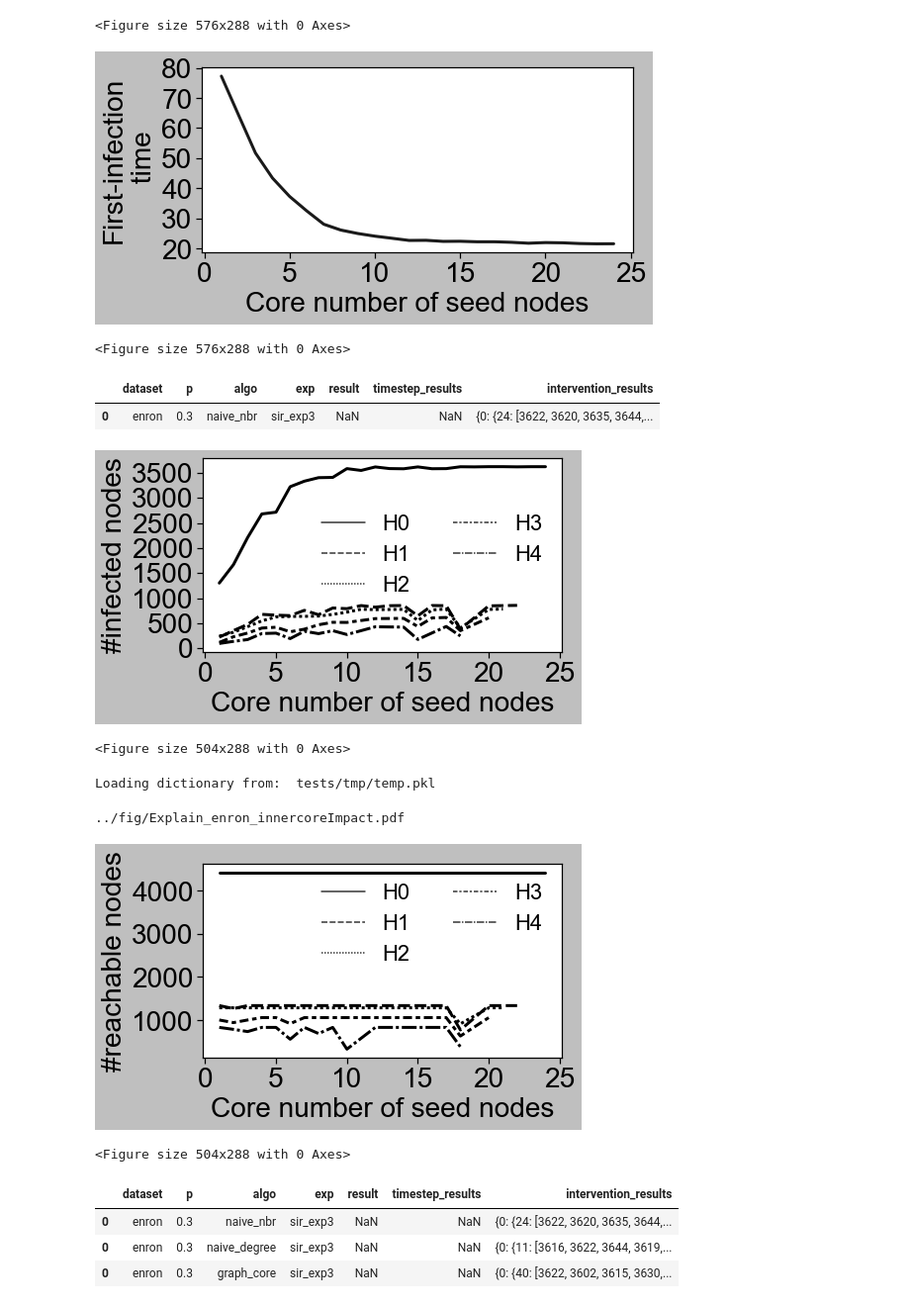
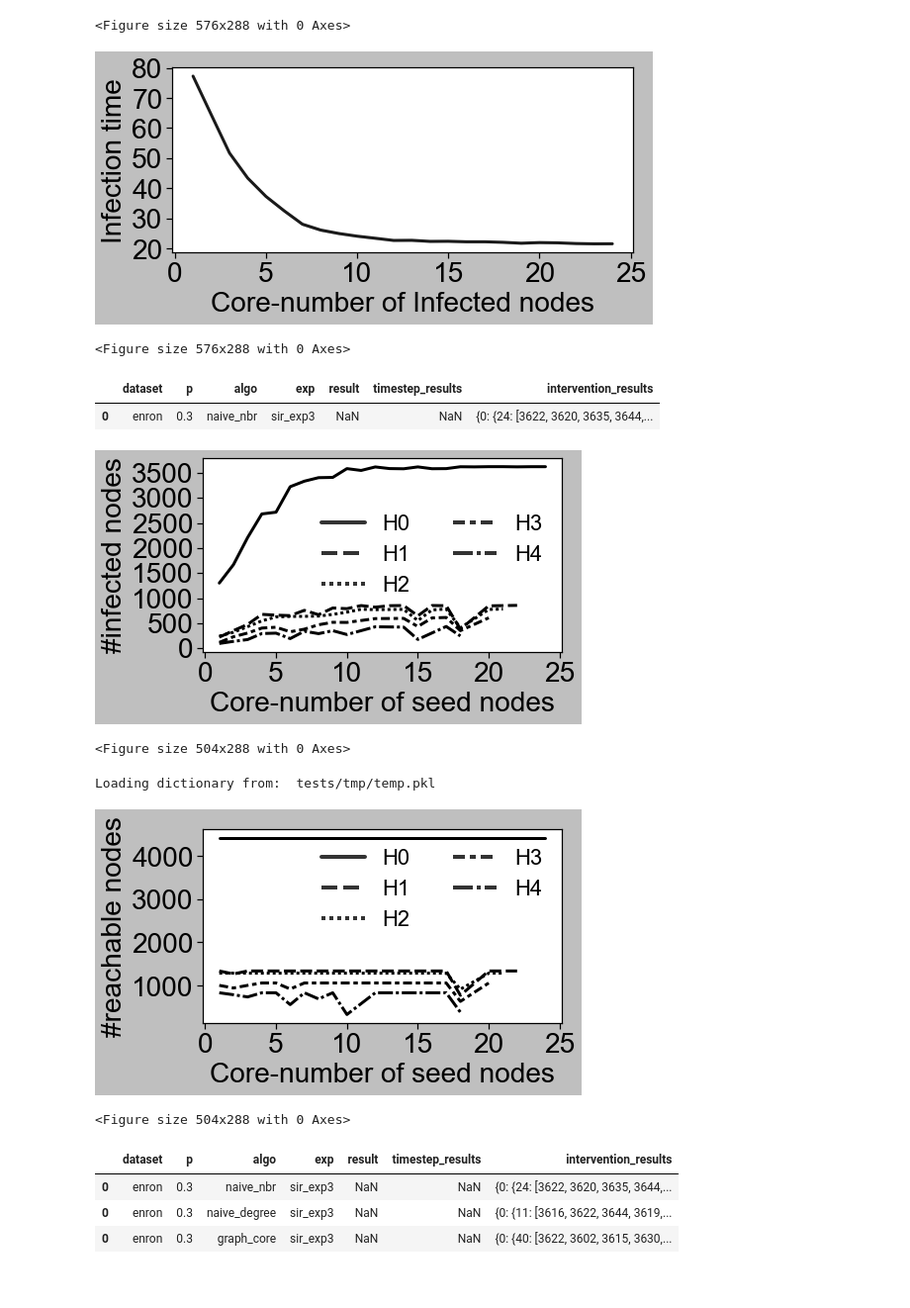
Before and after one commit to toggled/vldbsubmission, a Jupyter notebook: python_src/propagationPlots.ipynb, the cells around one changed output. Shown at 99% size. Cells and saved outputs as stored; diff of their text form; code cells hidden in the pictures.

Commit message:
plots

```diff
--- a/python_src/propagationPlots.ipynb
+++ b/python_src/propagationPlots.ipynb
@@ -63,7 +63,7 @@ for key in datasets:
     #                 data=meandf, color='k', linewidth = lw)
     sns.lineplot(x = 'core number', y = 'infected', hue='algo', label = None, data=meandf, color='k', linewidth = lw)
 
-    plt.xlabel('Core number of seed nodes', fontsize=fontsize)
+    plt.xlabel('Core-number of seed nodes', fontsize=fontsize)
     plt.ylabel("#Infected nodes", fontsize=fontsize)
     plt.xticks(fontsize=fontsize)
     # plt.xticks()
@@ -106,36 +106,36 @@ for key in df2.dataset.unique():
     assert item.shape[0] == 1
     if item['dataset'].values[0] in ignore_datasets:
         continue
 
 
 
     result = literal_eval(item['timestep_results'].iloc[0])
     result = [(k, v) for k in result for v in result[k]]
     result_df = pd.DataFrame(result, columns = ['core number', 'timestep of infection'])
 
 
     sns.lineplot(x = 'core number', y = 'timestep of infection',  data=result_df, color = 'k', linewidth = lw)
-    plt.xlabel('Core number of seed nodes', fontsize=fontsize)
-    plt.ylabel("First-infection\n time", fontsize=fontsize)
+    plt.xlabel('Core-number of Infected nodes', fontsize=fontsize)
+    plt.ylabel("Infection time", fontsize=fontsize)
     plt.xticks(fontsize=fontsize)
     # plt.xticks()
     plt.yticks(fontsize=fontsize)
     ax.yaxis.set_major_locator(MaxNLocator(5))
     # ax.xaxis.set_major_locator(MaxNLocator(5))
     # plt.title(goodname_algo[key[0]], fontsize=fontsize)
     plt.tight_layout()
     #  Add redline on the MAX_ITERATION
     filename = key
     if(save):
         plt.savefig("../fig/" + filename + "_firstinf.pdf")
         plt.show()
     else:
         print("../fig/" + filename + "_firstinf.pdf")
         plt.show()
         # break
     plt.clf()
 # %% [output]
-[figure, old version]
+[figure, new version]
 <Figure size 576x288 with 0 Axes>
 # %%
 df_nbr = pd.read_csv("../output/propagation_result_recursive_delinner_enron_naive_nbr3.csv", header=None)
@@ -156,7 +156,7 @@ import os
 sns.set(rc={'figure.figsize':(7,4)})
 sns.set_style("ticks")
 plt.style.use('grayscale')
-save = False
+save = True
 
 # plt.rcParams["font.family"] = "serif"
 # plt.rcParams['text.usetex'] = True
@@ -202,8 +202,10 @@ for key in df2.dataset.unique():
 
 
     result_df = pd.DataFrame()
-    result_tuple = [('H'+str(hypergraph_id), k, v) for hypergraph_id in sorted(list(result.keys()))[:topk] for k in result[hypergraph_id] for v in result[hypergraph_id][k]]
-    result_df = result_df.append(pd.DataFrame(result_tuple, columns = ['hypergraph', 'core number', 'infected']), ignore_index=False)
+    result_tuple = [('H'+str(hypergraph_id), k, v) for hypergraph_id in sorted(list(result.keys()))[:topk] \
+                    for k in result[hypergraph_id] for v in result[hypergraph_id][k]]
+    result_df = result_df.append(pd.DataFrame(result_tuple, columns = ['hypergraph', 'core number', 'infected']), \
+                                 ignore_index=False)
     # print(result_df['edge id'].unique())
     # result_df['intervention'] = result_df.apply(lambda x: 'applied' if x['edge id'] != 'nill' else 'not applied', axis=1)
 
@@ -212,17 +214,18 @@ for key in df2.dataset.unique():
     # print(meandf.head(n = 10))
     # print(meandf)
     sns.lineplot(x = 'core number', y = 'infected', lw= lw, style = 'hypergraph',  data=meandf)
-    # sns.lineplot(x = 'core number', y = 'infected', hue = 'hypergraph id', palette='colorblind', ci='sd', err_style='bars', data=result_df)
-    # sns.lineplot(x = 'core number', y = 'infected', hue = 'hypergraph id', palette='colorblind',  data=result_df)
 
-    plt.xlabel('Core number of seed nodes', fontsize=fontsize)
+    plt.xlabel('Core-number of seed nodes', fontsize=fontsize)
     plt.ylabel("#infected nodes", fontsize=fontsize)
     # plt.yscale("log")
     plt.xticks(fontsize=fontsize)
     plt.yticks(fontsize=fontsize)
     # plt.title(goodname_algo[key[2]], fontsize=fontsize)
-    plt.legend(loc='best', fontsize=fontsize-6, ncol=2, frameon=False)
-    # plt.legend(loc='best', fontsize=fontsize-6)
+    leg = plt.legend(loc='best', fontsize=fontsize-6, ncol=2, frameon=False)
+
+    for legobj in leg.legendHandles:
+        legobj.set_linewidth(4.0)
+
     plt.tight_layout()
     filename = key
     if(save):
@@ -234,7 +237,7 @@ for key in df2.dataset.unique():
         # break
     plt.clf()
 # %% [output]
-[figure, old version]
+[figure, new version]
 <Figure size 504x288 with 0 Axes>
 # %%
 from hgDecompose.utils import load_dict
@@ -249,7 +252,7 @@ sns.set_style("ticks")
 plt.style.use('grayscale')
 
 lw = 3
-save = False
+save = True
 output_folder = '../fig/'
 
 int_dict = {'core number': [], 'Avg. conn. component size':[], 'hypergraph id': []}
@@ -279,10 +282,12 @@ result_df = pd.DataFrame.from_dict(int_dict)
 sns.lineplot(x = 'core number', y = 'Avg. conn. component size', lw=lw, style = 'hypergraph id',  data=result_df)
 # plt.yscale('log')
 plt.ylabel('#reachable nodes', fontsize=fontsize)
-plt.xlabel('Core number of seed nodes', fontsize=fontsize)
+plt.xlabel('Core-number of seed nodes', fontsize=fontsize)
 plt.xticks(fontsize=fontsize)
 plt.yticks(fontsize=fontsize)
-plt.legend(loc='best', fontsize=fontsize-6, ncol=2, frameon=False)
+leg = plt.legend(loc='best', fontsize=fontsize-6, ncol=2, frameon=False)
+for legobj in leg.legendHandles:
+        legobj.set_linewidth(4.0)
 plt.tight_layout()
 filename = 'Explain_enron'
 if(save):
@@ -294,9 +299,8 @@ else:
     # break
 plt.clf()
 # %% [output]
+[figure, new version]
-../fig/Explain_enron_innercoreImpact.pdf
+<Figure size 504x288 with 0 Axes>
-[figure, old version]
-<Figure size 504x288 with 0 Axes>
 # %%
 src = '../output/'
 cols = ['algo', 'dataset', 'exp', 'intervention_results', 'p', 'timestep_results', 'result']
```
Also changed, not shown: parts of 2 cells of this notebook.
